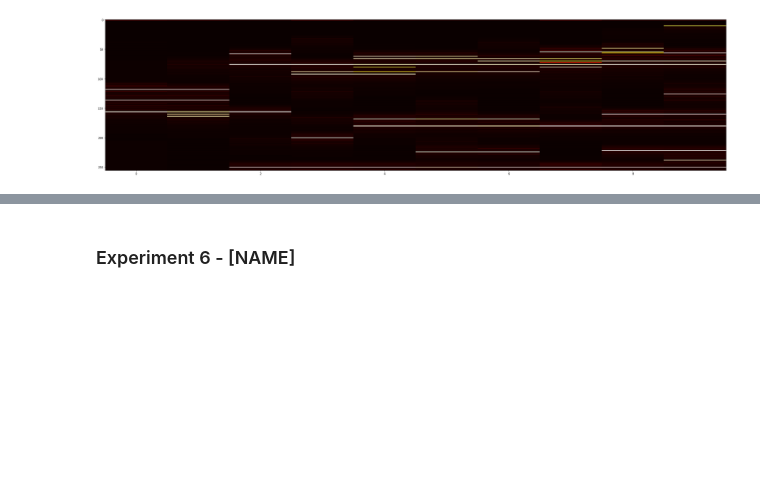
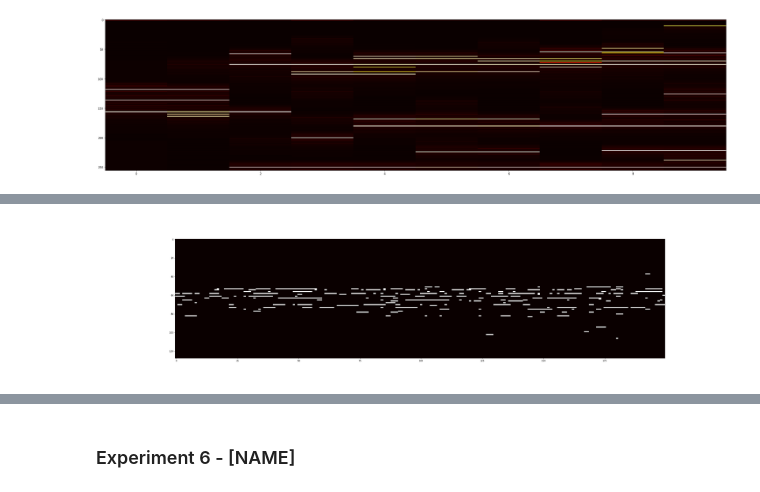
Before and after one commit to jannikjw/music_generation_rnn, a Jupyter notebook: rnn-music-generation.ipynb, the cells around one changed output, grey strips where cells are left out. Drawn from its saved outputs; the diff is of its cells as text; code cells hidden in the pictures; blank space fills up the shorter version.

Commit message:
Adding exp on number of beats

```diff
--- a/rnn-music-generation.ipynb
+++ b/rnn-music-generation.ipynb
@@ -180,0 +285,4 @@ Saving data...
+# %%
+Image("plots/Exp5_note_hold__3beats__predicted_15_0dot01_3_1_1_128_3__12-21-2021_17-36-00.png")
+# %% [output]
+[figure, added]
```
Also changed, not shown: parts of 12 cells of this notebook, 4 other files.
